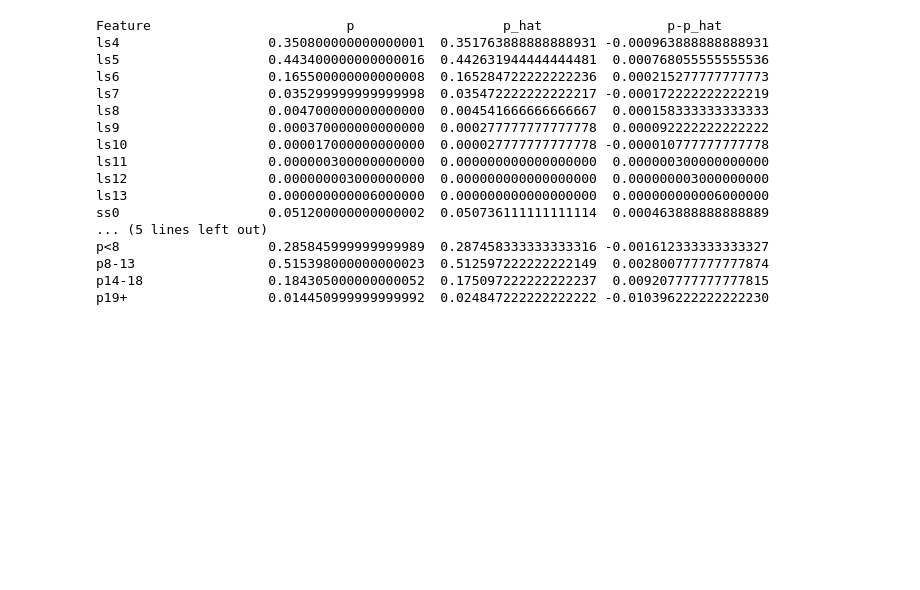
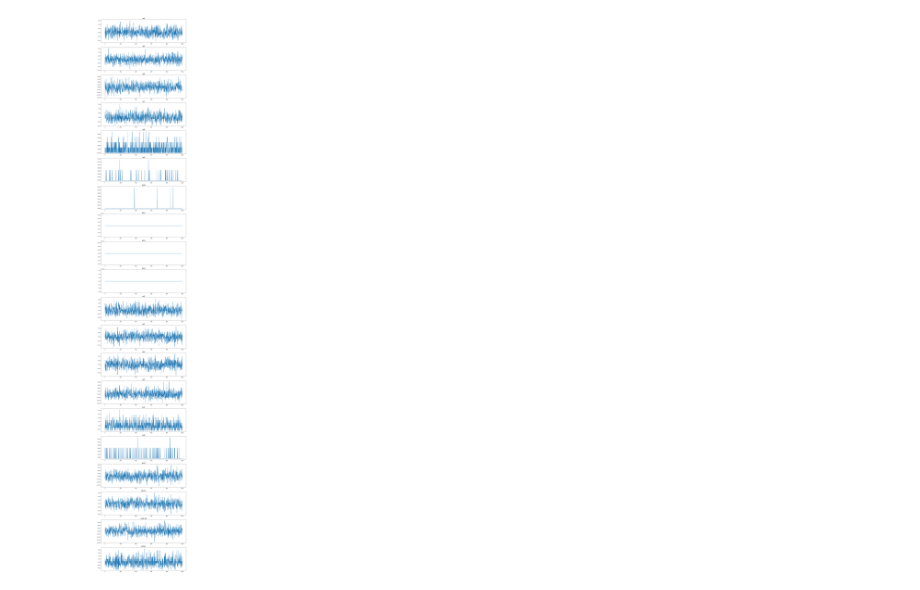
Before and after one commit to Hubert51/Randomness_Test, a Jupyter notebook: exploration/PRNG exploration.ipynb, the cells around one changed output. Drawn from its saved outputs; the diff is of its cells as text; code cells hidden in the pictures; blank space fills up the shorter version.

```diff
--- a/exploration/PRNG exploration.ipynb
+++ b/exploration/PRNG exploration.ipynb
@@ -88,20 +68,4 @@ def print_means(ts):
 # %%
-print_means(ts_good)
+make_graphs(ts_good)
 # %% [output]
-Feature                         p                   p_hat                p-p_hat
-ls4                   0.350800000000000001  0.351763888888888931 -0.000963888888888931
-ls5                   0.443400000000000016  0.442631944444444481  0.000768055555555536
-ls6                   0.165500000000000008  0.165284722222222236  0.000215277777777773
-ls7                   0.035299999999999998  0.035472222222222217 -0.000172222222222219
-ls8                   0.004700000000000000  0.004541666666666667  0.000158333333333333
-ls9                   0.000370000000000000  0.000277777777777778  0.000092222222222222
-ls10                  0.000017000000000000  0.000027777777777778 -0.000010777777777778
-ls11                  0.000000300000000000  0.000000000000000000  0.000000300000000000
-ls12                  0.000000003000000000  0.000000000000000000  0.000000003000000000
-ls13                  0.000000000006000000  0.000000000000000000  0.000000000006000000
-ss0                   0.051200000000000002  0.050736111111111114  0.000463888888888889
-... (5 lines left out)
-p<8                   0.285845999999999989  0.287458333333333316 -0.001612333333333327
-p8-13                 0.515398000000000023  0.512597222222222149  0.002800777777777874
-p14-18                0.184305000000000052  0.175097222222222237  0.009207777777777815
-p19+                  0.014450999999999992  0.024847222222222222 -0.010396222222222230
+[figure, added]
```
Also changed, not shown: parts of 17 cells of this notebook, 7 other files.
